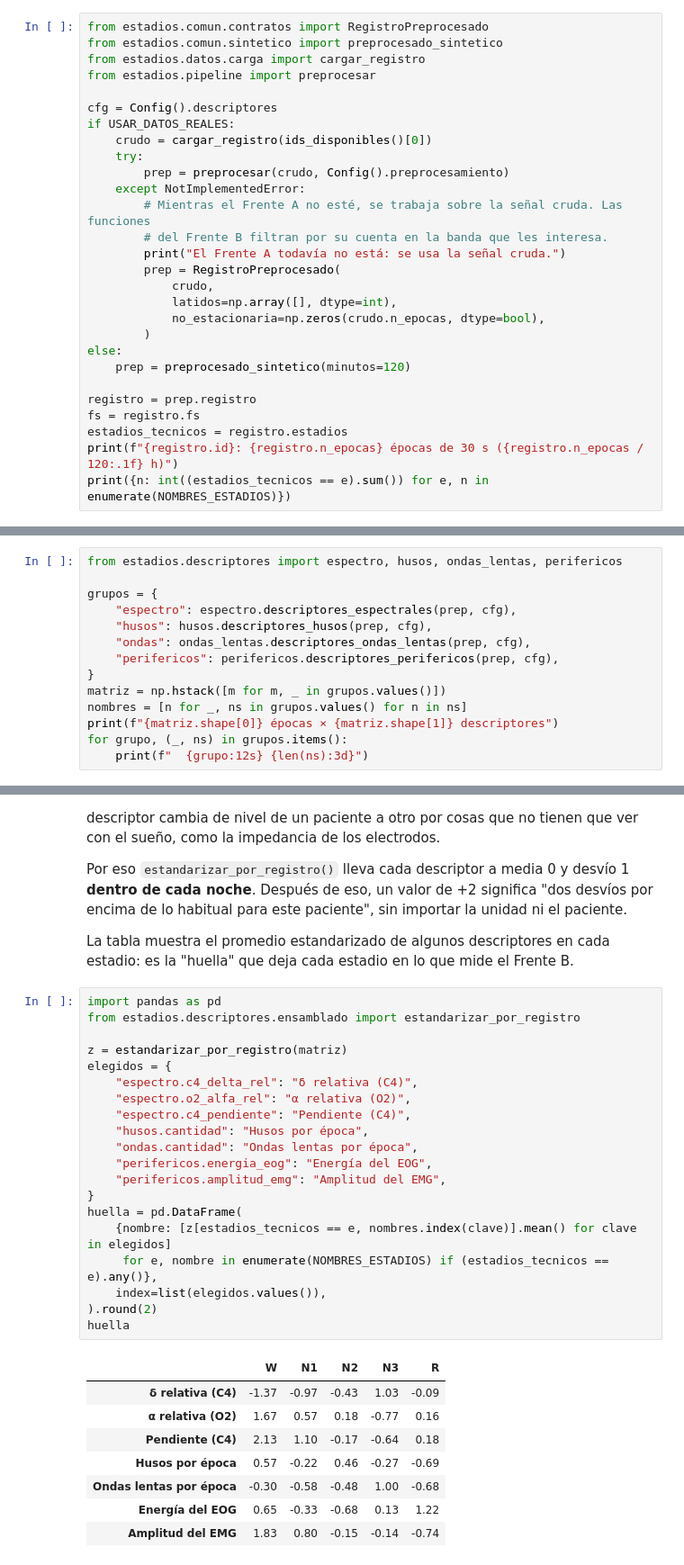
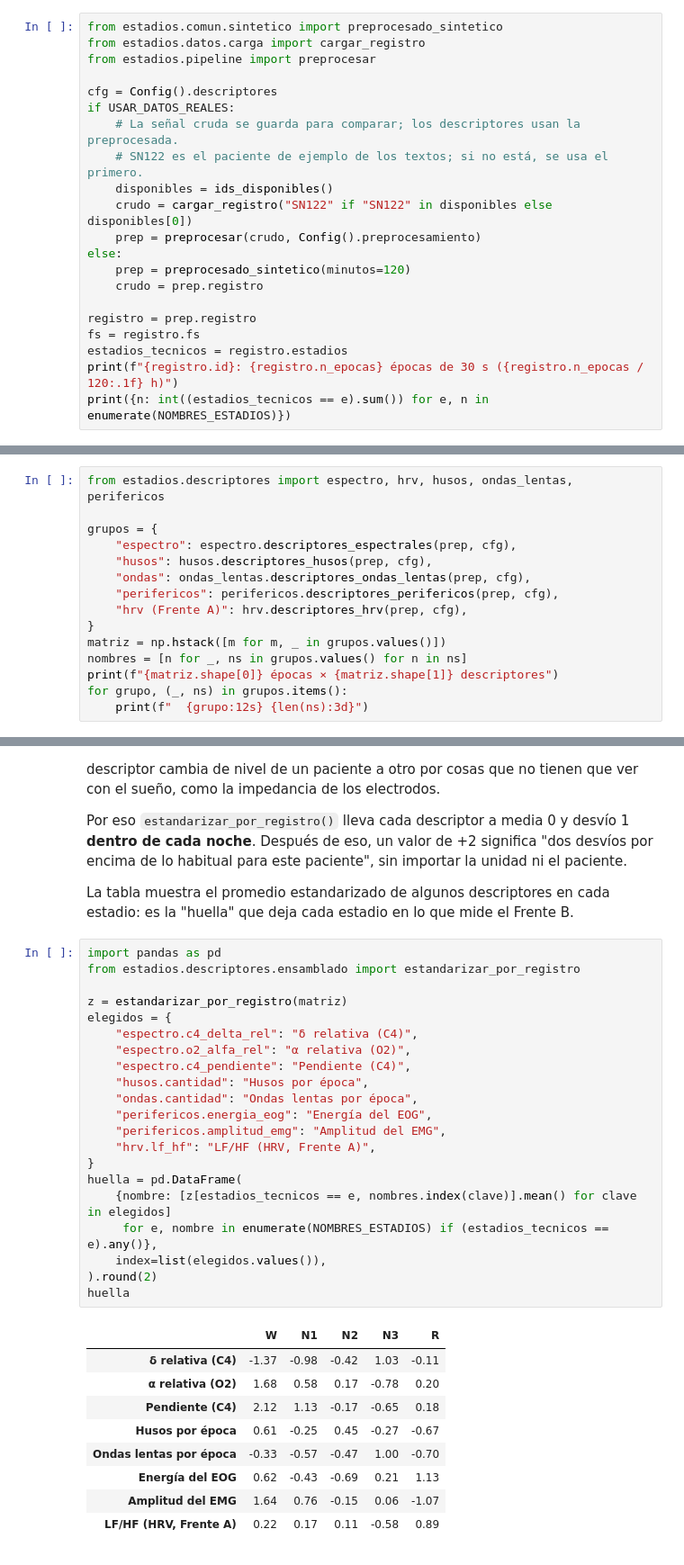
Before and after one commit to ldelia22/PSIB2026Q2-TPS-Grupo02-CassanoNieto-DElia-Ortega, a Jupyter notebook: codigo/notebooks/02_frente_B_descriptores.ipynb, the cells around one changed output, grey strips where cells are left out. Shown at 90% size. Saved outputs shown, nothing was run; the diff lists cells and outputs as text.

Commit message:
Notebook 02: HRV en la tabla y huella en los 56 pacientes

```diff
--- a/codigo/notebooks/02_frente_B_descriptores.ipynb
+++ b/codigo/notebooks/02_frente_B_descriptores.ipynb
@@ -108,27 +112,20 @@ def por_estadio(ax, valores, estadios, titulo, unidad=""):
     ax.set(title=titulo, ylabel=unidad)
     ax.grid(axis="x", visible=False)
 # %%
-from estadios.comun.contratos import RegistroPreprocesado
 from estadios.comun.sintetico import preprocesado_sintetico
 from estadios.datos.carga import cargar_registro
 from estadios.pipeline import preprocesar
 
 cfg = Config().descriptores
 if USAR_DATOS_REALES:
-    crudo = cargar_registro(ids_disponibles()[0])
-    try:
-        prep = preprocesar(crudo, Config().preprocesamiento)
-    except NotImplementedError:
-        # Mientras el Frente A no esté, se trabaja sobre la señal cruda. Las funciones
-        # del Frente B filtran por su cuenta en la banda que les interesa.
-        print("El Frente A todavía no está: se usa la señal cruda.")
-        prep = RegistroPreprocesado(
-            crudo,
-            latidos=np.array([], dtype=int),
-            no_estacionaria=np.zeros(crudo.n_epocas, dtype=bool),
-        )
+    # La señal cruda se guarda para comparar; los descriptores usan la preprocesada.
+    # SN122 es el paciente de ejemplo de los textos; si no está, se usa el primero.
+    disponibles = ids_disponibles()
+    crudo = cargar_registro("SN122" if "SN122" in disponibles else disponibles[0])
+    prep = preprocesar(crudo, Config().preprocesamiento)
 else:
     prep = preprocesado_sintetico(minutos=120)
+    crudo = prep.registro
 
 registro = prep.registro
 fs = registro.fs
@@ -197,11 +194,12 @@ covarianzas para CSP. Acá se arma la tabla con los grupos del Frente B.
 # %%
-from estadios.descriptores import espectro, husos, ondas_lentas, perifericos
+from estadios.descriptores import espectro, hrv, husos, ondas_lentas, perifericos
 
 grupos = {
     "espectro": espectro.descriptores_espectrales(prep, cfg),
     "husos": husos.descriptores_husos(prep, cfg),
     "ondas": ondas_lentas.descriptores_ondas_lentas(prep, cfg),
     "perifericos": perifericos.descriptores_perifericos(prep, cfg),
+    "hrv (Frente A)": hrv.descriptores_hrv(prep, cfg),
 }
 matriz = np.hstack([m for m, _ in grupos.values()])
 nombres = [n for _, ns in grupos.values() for n in ns]
@@ -231,30 +230,32 @@ la "huella" que deja cada estadio en lo que mide el Frente B.
 # %%
 import pandas as pd
 from estadios.descriptores.ensamblado import estandarizar_por_registro
 
 z = estandarizar_por_registro(matriz)
 elegidos = {
     "espectro.c4_delta_rel": "δ relativa (C4)",
     "espectro.o2_alfa_rel": "α relativa (O2)",
     "espectro.c4_pendiente": "Pendiente (C4)",
     "husos.cantidad": "Husos por época",
     "ondas.cantidad": "Ondas lentas por época",
     "perifericos.energia_eog": "Energía del EOG",
     "perifericos.amplitud_emg": "Amplitud del EMG",
+    "hrv.lf_hf": "LF/HF (HRV, Frente A)",
 }
 huella = pd.DataFrame(
     {nombre: [z[estadios_tecnicos == e, nombres.index(clave)].mean() for clave in elegidos]
      for e, nombre in enumerate(NOMBRES_ESTADIOS) if (estadios_tecnicos == e).any()},
     index=list(elegidos.values()),
 ).round(2)
 huella
 # %% [output]
 |  | W | N1 | N2 | N3 | R |
-| δ relativa (C4) | -1.37 | -0.97 | -0.43 | 1.03 | -0.09 |
-| α relativa (O2) | 1.67 | 0.57 | 0.18 | -0.77 | 0.16 |
-| Pendiente (C4) | 2.13 | 1.10 | -0.17 | -0.64 | 0.18 |
-| Husos por época | 0.57 | -0.22 | 0.46 | -0.27 | -0.69 |
-| Ondas lentas por época | -0.30 | -0.58 | -0.48 | 1.00 | -0.68 |
-| Energía del EOG | 0.65 | -0.33 | -0.68 | 0.13 | 1.22 |
-| Amplitud del EMG | 1.83 | 0.80 | -0.15 | -0.14 | -0.74 |
+| δ relativa (C4) | -1.37 | -0.98 | -0.42 | 1.03 | -0.11 |
+| α relativa (O2) | 1.68 | 0.58 | 0.17 | -0.78 | 0.20 |
+| Pendiente (C4) | 2.12 | 1.13 | -0.17 | -0.65 | 0.18 |
+| Husos por época | 0.61 | -0.25 | 0.45 | -0.27 | -0.67 |
+| Ondas lentas por época | -0.33 | -0.57 | -0.47 | 1.00 | -0.70 |
+| Energía del EOG | 0.62 | -0.43 | -0.69 | 0.21 | 1.13 |
+| Amplitud del EMG | 1.64 | 0.76 | -0.15 | 0.06 | -1.07 |
+| LF/HF (HRV, Frente A) | 0.22 | 0.17 | 0.11 | -0.58 | 0.89 |
 # %% [markdown]
```
Also changed, not shown: parts of 8 cells of this notebook, 3 other files.
